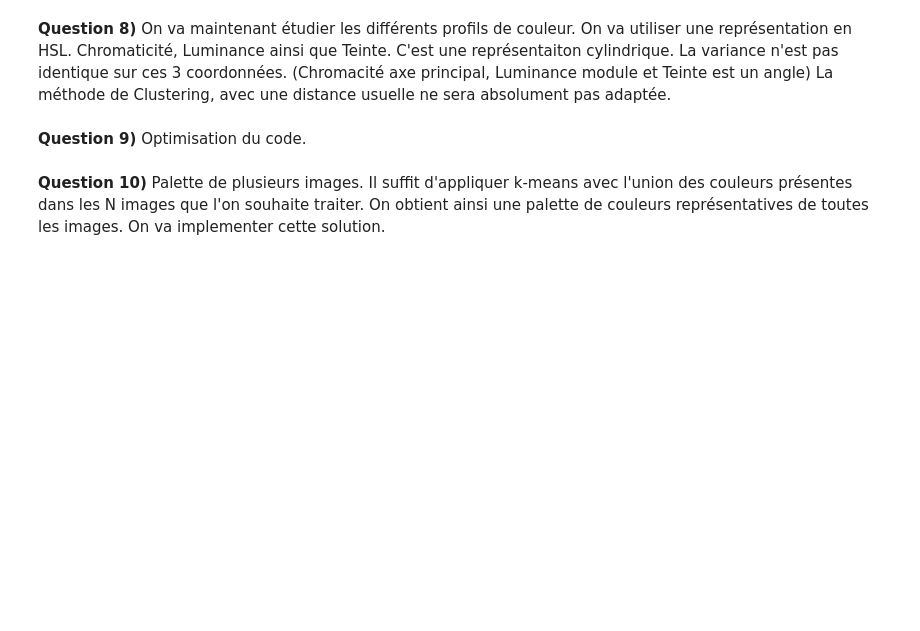
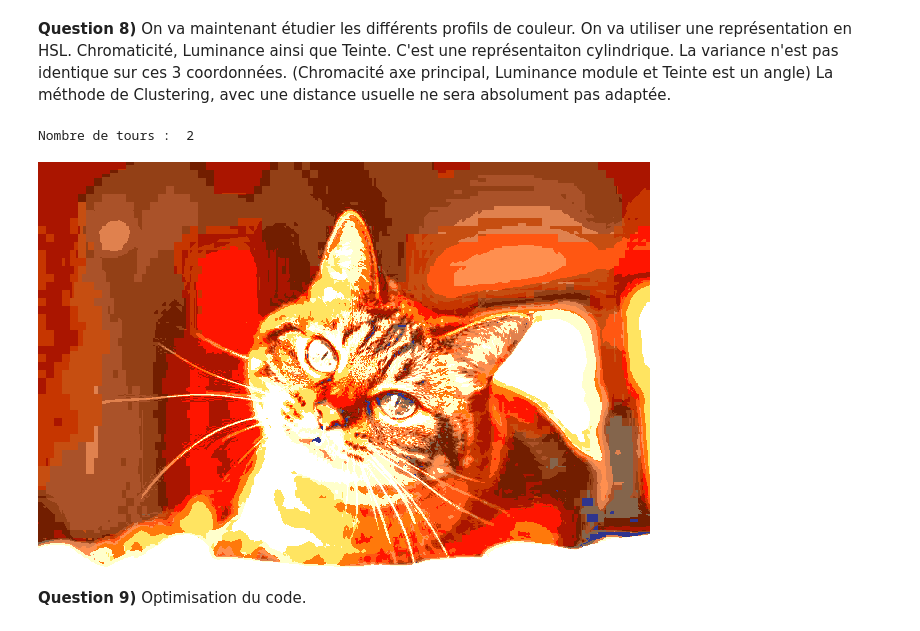
Before and after one commit to SVU12/ImagesQuantize, a Jupyter notebook: TD05/INF-TC1-td05.ipynb, the cells around one changed output. Cells and saved outputs as stored; diff of their text form; code cells hidden in the pictures; blank space fills up the shorter version.

```diff
--- a/TD05/INF-TC1-td05.ipynb
+++ b/TD05/INF-TC1-td05.ipynb
@@ -545,4 +605,10 @@ La méthode de Clustering, avec une distance usuelle ne sera absolument pas adap
+# %%
+im=Image.open("chat.jpg")
+bary,assoc= k_means_HSV(16,5,im)
+imq=remplace(im,assoc,bary)
+display(imq)
+# %% [output]
+Nombre de tours :  2
+[figure, added]
 # %% [markdown]
 **Question 9)** Optimisation du code.
-# %% [markdown]
-**Question 10)** Palette de plusieurs images. Il suffit d'appliquer k-means avec l'union des couleurs présentes dans les N images que l'on souhaite traiter. On obtient ainsi une palette de couleurs représentatives de toutes les images. On va implementer cette solution.
```
Also changed, not shown: parts of 1 cell of this notebook.
